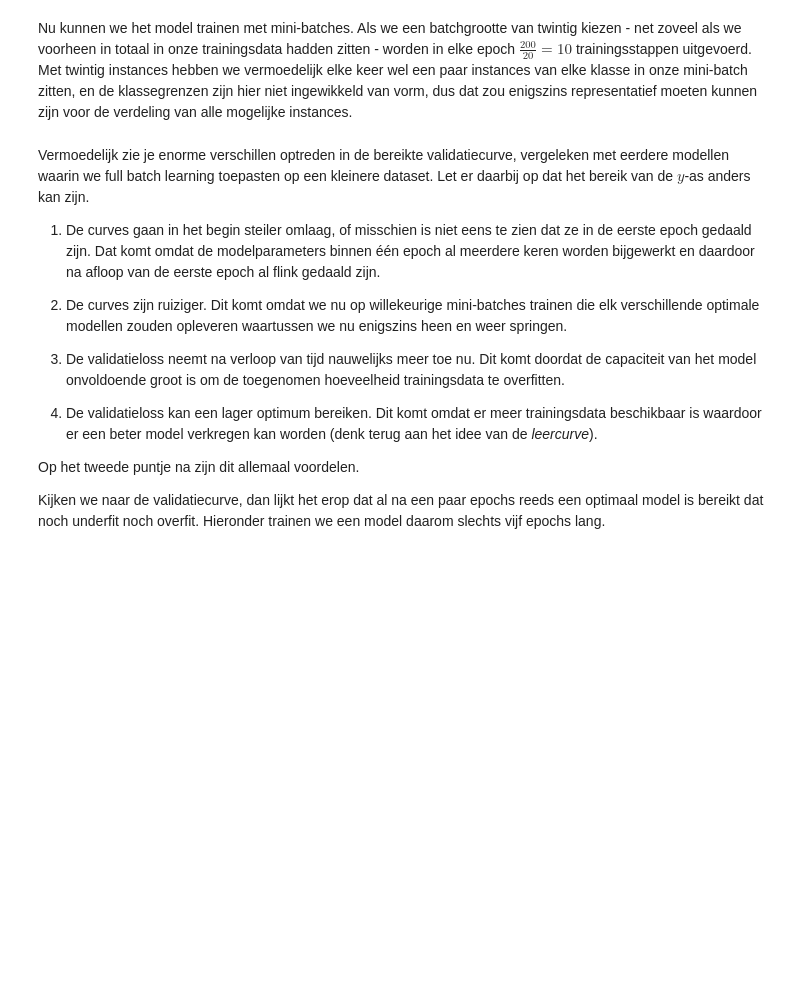
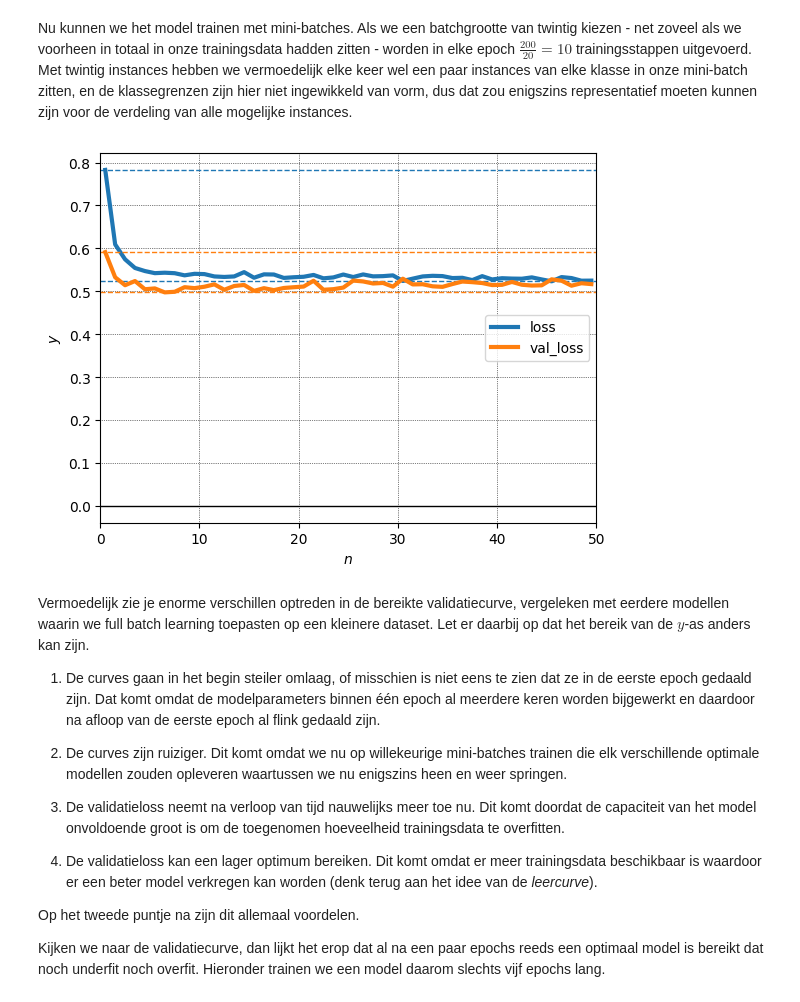
Before and after one commit to LukaStein/Minor_Advanced_Datamining, a Jupyter notebook: AdvancedDataMining/H5/Werkcollege_v2324-H56.ipynb, the cells around one changed output. Saved outputs shown, nothing was run; the diff lists cells and outputs as text; code cells hidden in the pictures; blank space fills up the shorter version.

```diff
--- a/AdvancedDataMining/H5/Werkcollege_v2324-H56.ipynb
+++ b/AdvancedDataMining/H5/Werkcollege_v2324-H56.ipynb
@@ -194,11 +194,13 @@ Nu kunnen we het model trainen met mini-batches. Als we een batchgrootte van twi
 # %%
 my_network = model.InputLayer(2) + \
              model.DenseLayer(20) + model.ActivationLayer(20, activation=model.tanh) + \
              model.DenseLayer(10) + model.ActivationLayer(10, activation=model.tanh) + \
              model.DenseLayer(3) + model.SoftmaxLayer(3) + \
              model.LossLayer(loss=model.categorical_crossentropy)
-my_history = my_network.fit(trn_xs, trn_ys, alpha=0.2, epochs=50, batch_size=20, validation_data=(val_xs, val_ys))
+my_history = my_network.fit(trn_xs, trn_ys, alpha=0.02, epochs=50, batch_size=20, validation_data=(val_xs, val_ys))
 data.curve(my_history)
+# %% [output]
+[figure, added]
 # %% [markdown]
 Vermoedelijk zie je enorme verschillen optreden in de bereikte validatiecurve, vergeleken met eerdere modellen waarin we full batch learning toepasten op een kleinere dataset. Let er daarbij op dat het bereik van de $y$-as anders kan zijn.
 
```
Also changed, not shown: parts of 19 cells of this notebook, 6 other files.
